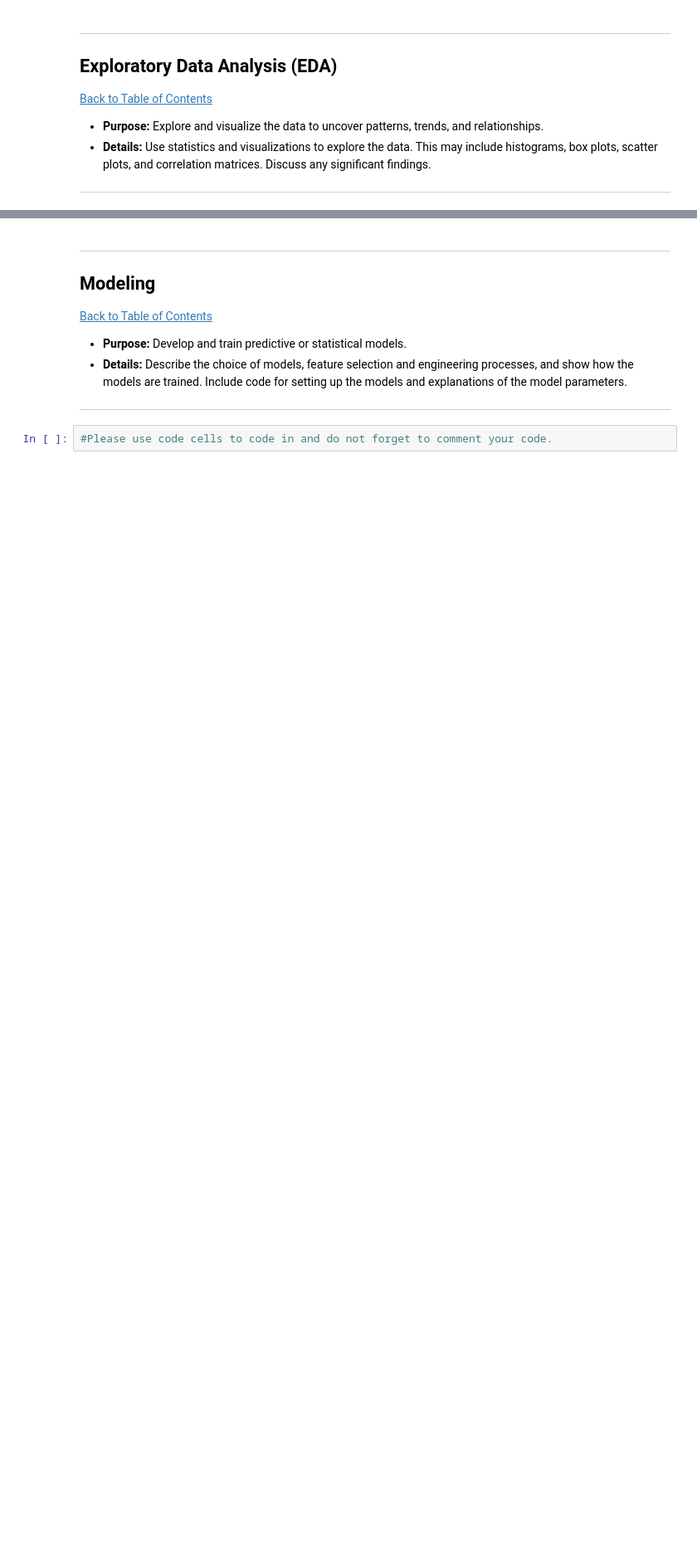
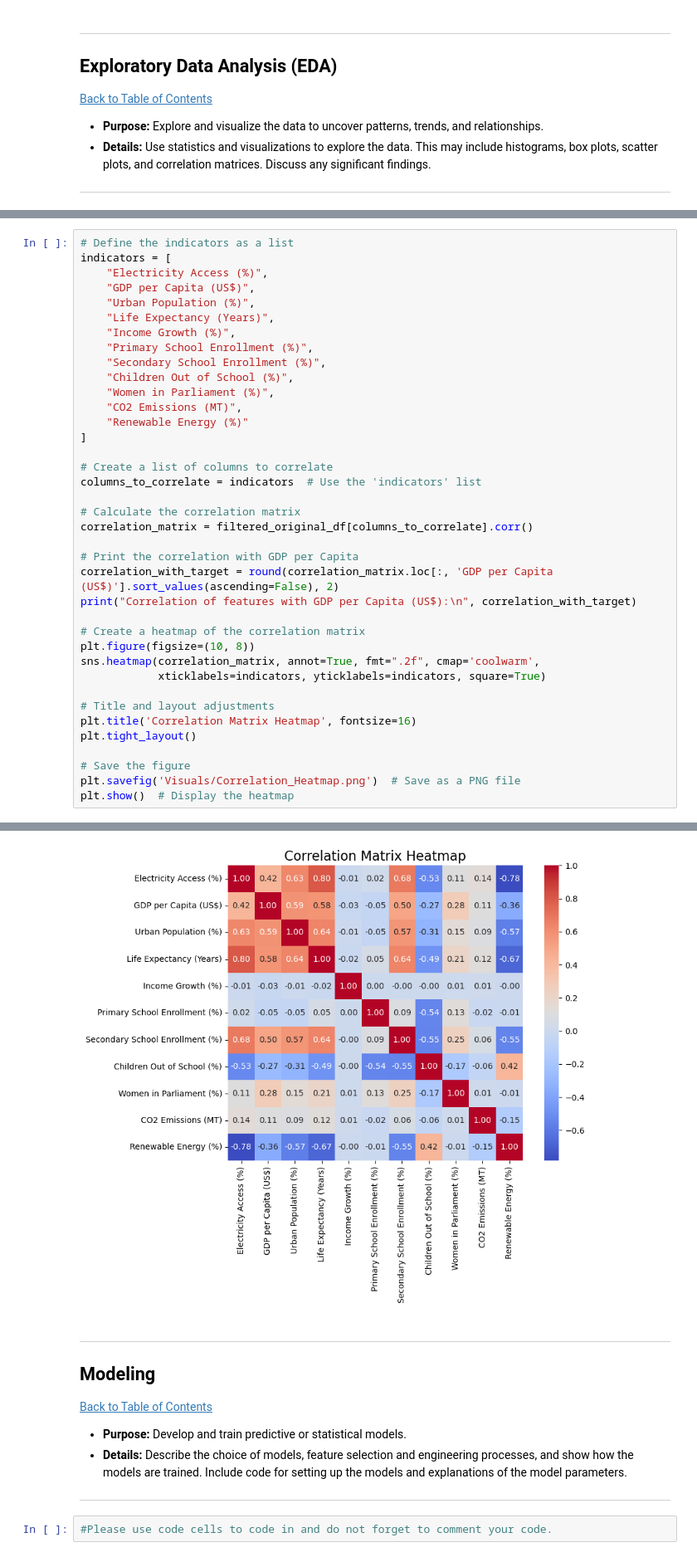
Before and after one commit to Thabi98/world_sustainability, a Jupyter notebook: QCTO---Workplace-Module-Notebook-Template-4571.ipynb, the cells around one changed output, grey strips where cells are left out. Shown at 83% size. Drawn from its saved outputs; the diff is of its cells as text; blank space fills up the shorter version.

```diff
--- a/QCTO---Workplace-Module-Notebook-Template-4571.ipynb
+++ b/QCTO---Workplace-Module-Notebook-Template-4571.ipynb
@@ -327,0 +599,39 @@ plt.show()
+# %%
+# Define the indicators as a list
+indicators = [
+    "Electricity Access (%)",
+    "GDP per Capita (US$)",
+    "Urban Population (%)",
+    "Life Expectancy (Years)",
+    "Income Growth (%)",
+    "Primary School Enrollment (%)",
+    "Secondary School Enrollment (%)",
+    "Children Out of School (%)",
+    "Women in Parliament (%)",
+    "CO2 Emissions (MT)",
+    "Renewable Energy (%)"
+]
+
+# Create a list of columns to correlate
+columns_to_correlate = indicators  # Use the 'indicators' list
+
+# Calculate the correlation matrix
+correlation_matrix = filtered_original_df[columns_to_correlate].corr()
+
+# Print the correlation with GDP per Capita
+correlation_with_target = round(correlation_matrix.loc[:, 'GDP per Capita (US$)'].sort_values(ascending=False), 2)
+print("Correlation of features with GDP per Capita (US$):\n", correlation_with_target)
+
+# Create a heatmap of the correlation matrix
+plt.figure(figsize=(10, 8))
+sns.heatmap(correlation_matrix, annot=True, fmt=".2f", cmap='coolwarm',
+            xticklabels=indicators, yticklabels=indicators, square=True)
+
+# Title and layout adjustments
+plt.title('Correlation Matrix Heatmap', fontsize=16)
+plt.tight_layout()
+
+# Save the figure
+plt.savefig('Visuals/Correlation_Heatmap.png')  # Save as a PNG file
+plt.show()  # Display the heatmap
+# %% [output]
@@ -328,3 +651,4 @@ plt.show()
+[figure, added]
 # %% [markdown]
 ---
 <a href=#six></a>
```
Also changed, not shown: parts of 57 cells of this notebook, 2 other files.
